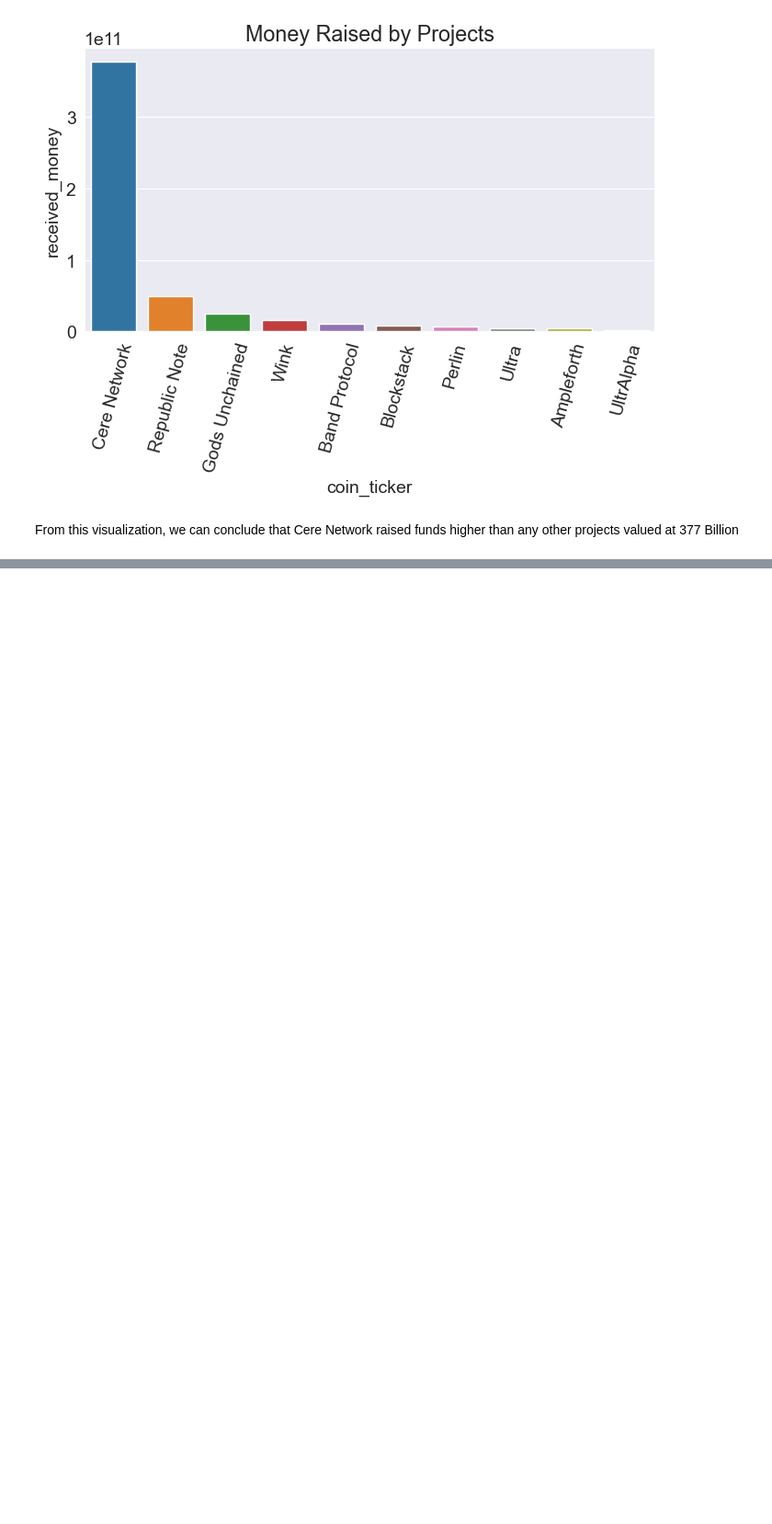
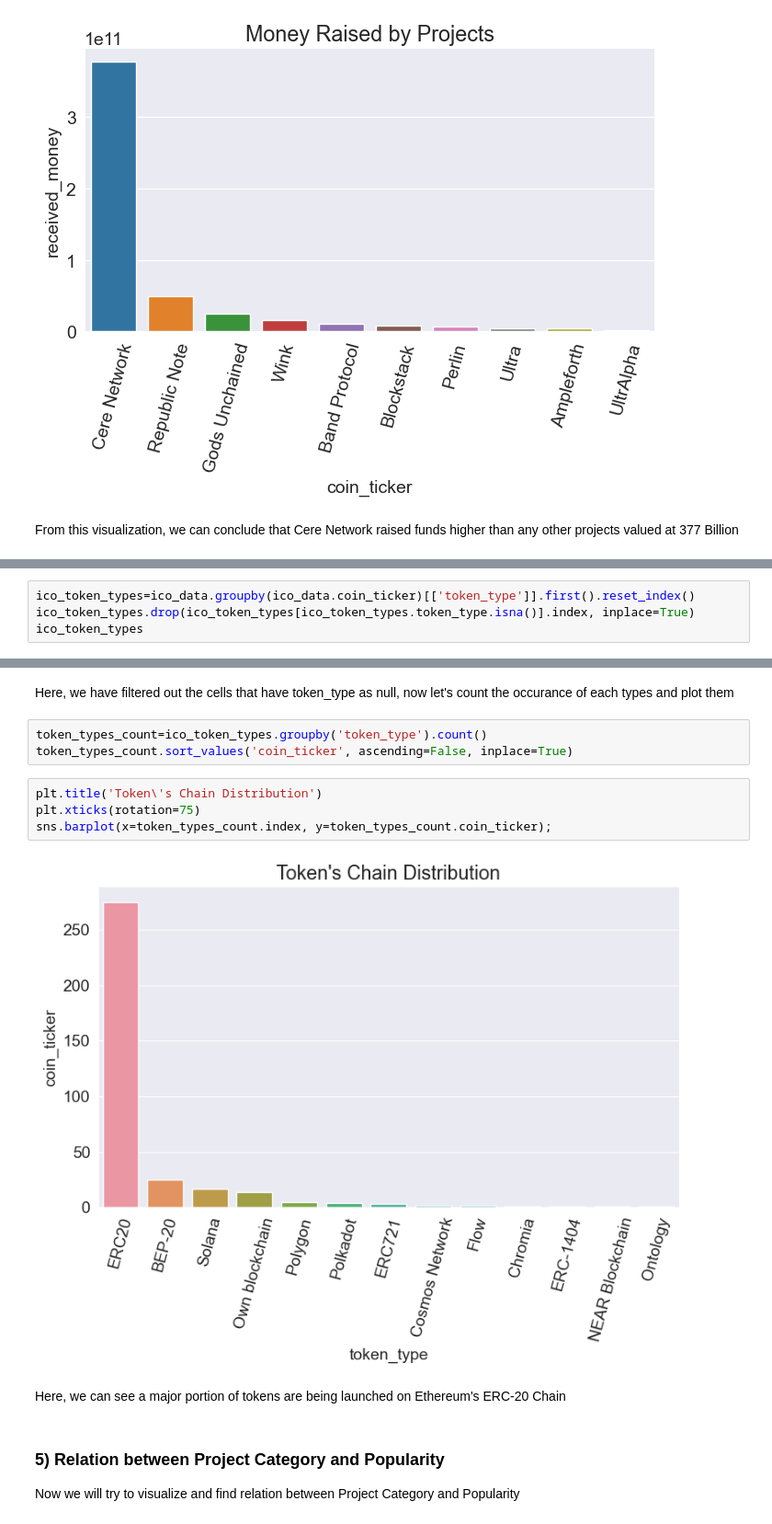
Before and after one commit to MaksudMalik/Analysis-of-ICO-of-Cryptocurrencies, a Jupyter notebook: Analysis.ipynb, the cells around one changed output, grey strips where cells are left out. Shown: that part at 92% size. Cells and saved outputs as stored; diff of their text form; blank space fills up the shorter version.

```diff
--- a/Analysis.ipynb
+++ b/Analysis.ipynb
@@ -125,0 +194,4 @@ From this visualization, we can conclude that Cere Network raised funds higher t
+# %%
+ico_token_types=ico_data.groupby(ico_data.coin_ticker)[['token_type']].first().reset_index()
+ico_token_types.drop(ico_token_types[ico_token_types.token_type.isna()].index, inplace=True)
+ico_token_types
@@ -125,0 +212,16 @@ From this visualization, we can conclude that Cere Network raised funds higher t
+# %% [markdown]
+Here, we have filtered out the cells that have token_type as null, now let's count the occurance of each types and plot them
+# %%
+token_types_count=ico_token_types.groupby('token_type').count()
+token_types_count.sort_values('coin_ticker', ascending=False, inplace=True)
+# %%
+plt.title('Token\'s Chain Distribution')
+plt.xticks(rotation=75)
+sns.barplot(x=token_types_count.index, y=token_types_count.coin_ticker);
+# %% [output]
+[figure, added]
+# %% [markdown]
+Here, we can see a major portion of tokens are being launched on Ethereum's ERC-20 Chain
+# %% [markdown]
+### 5) Relation between Project Category and Popularity
+Now we will try to visualize and find relation between Project Category and Popularity
```
Also changed, not shown: parts of 21 cells of this notebook.
